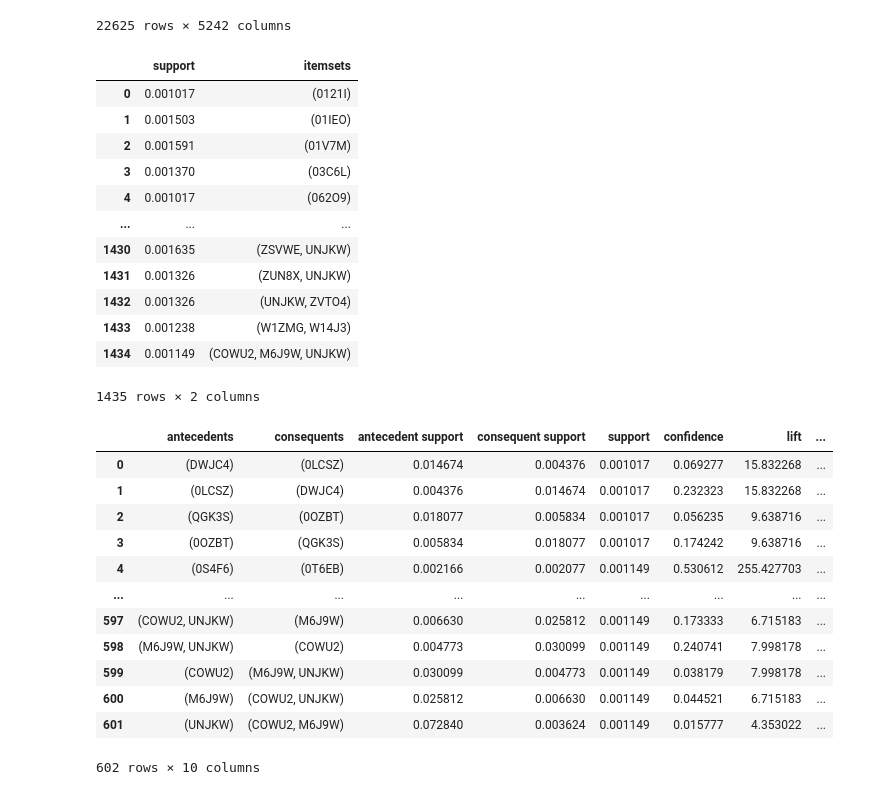
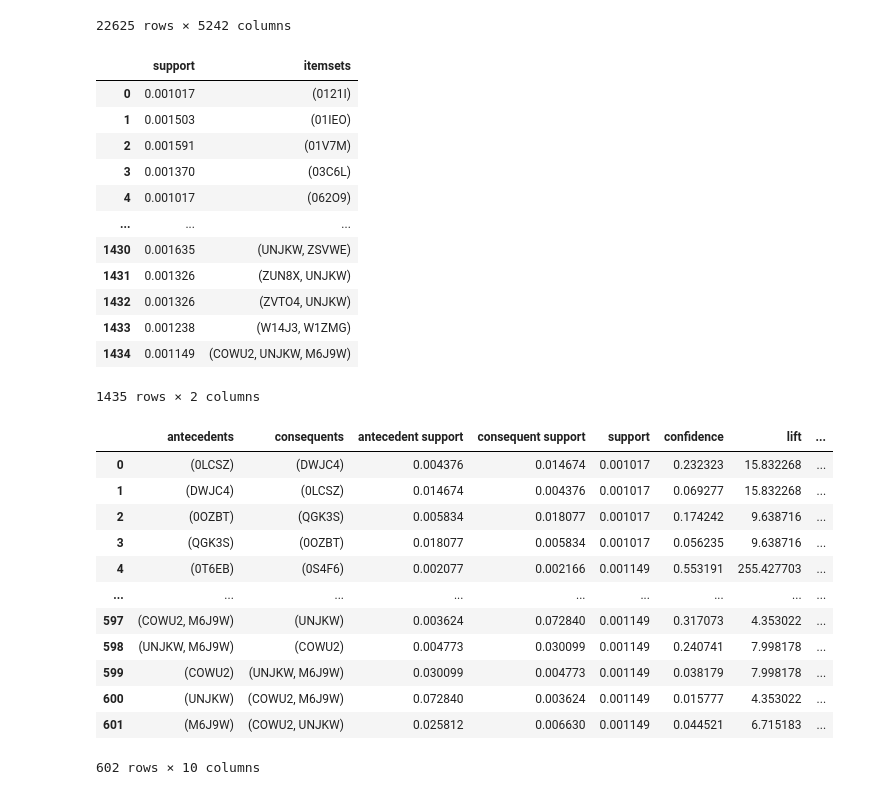
Before and after one commit to danilo-milosevic/DataAnalysis, a Jupyter notebook: Domaci5/Domaci5.ipynb, the cells around one changed output. Saved outputs shown, nothing was run; the diff lists cells and outputs as text; code cells hidden in the pictures.

```diff
--- a/Domaci5/Domaci5.ipynb
+++ b/Domaci5/Domaci5.ipynb
@@ -231,38 +233,38 @@ quantity_by_customer_product
 | 22625 | False | False | False | False | False | False | False | False | False | False | ... | ... |
 22625 rows × 5242 columns
 # %%
-apriori_result_customers = apriori(quantity_by_customer_product, min_support=0.001,use_colnames=True, low_memory= True)
+apriori_result_customers = apriori(quantity_by_customer_product, min_support=0.001,use_colnames=True)
 apriori_result_customers
 # %% [output]
 |  | support | itemsets |
 | 0 | 0.001017 | (0121I) |
 | 1 | 0.001503 | (01IEO) |
 | 2 | 0.001591 | (01V7M) |
 | 3 | 0.001370 | (03C6L) |
 | 4 | 0.001017 | (062O9) |
 | ... | ... | ... |
-| 1430 | 0.001635 | (ZSVWE, UNJKW) |
+| 1430 | 0.001635 | (UNJKW, ZSVWE) |
 | 1431 | 0.001326 | (ZUN8X, UNJKW) |
-| 1432 | 0.001326 | (UNJKW, ZVTO4) |
-| 1433 | 0.001238 | (W1ZMG, W14J3) |
-| 1434 | 0.001149 | (COWU2, M6J9W, UNJKW) |
+| 1432 | 0.001326 | (ZVTO4, UNJKW) |
+| 1433 | 0.001238 | (W14J3, W1ZMG) |
+| 1434 | 0.001149 | (COWU2, UNJKW, M6J9W) |
 1435 rows × 2 columns
 # %%
 rules_customers = association_rules(apriori_result_customers, metric="lift", min_threshold=1)
 rules_customers
 # %% [output]
 |  | antecedents | consequents | antecedent support | consequent support | support | confidence | lift | ... |
-| 0 | (DWJC4) | (0LCSZ) | 0.014674 | 0.004376 | 0.001017 | 0.069277 | 15.832268 | ... |
-| 1 | (0LCSZ) | (DWJC4) | 0.004376 | 0.014674 | 0.001017 | 0.232323 | 15.832268 | ... |
-| 2 | (QGK3S) | (0OZBT) | 0.018077 | 0.005834 | 0.001017 | 0.056235 | 9.638716 | ... |
-| 3 | (0OZBT) | (QGK3S) | 0.005834 | 0.018077 | 0.001017 | 0.174242 | 9.638716 | ... |
-| 4 | (0S4F6) | (0T6EB) | 0.002166 | 0.002077 | 0.001149 | 0.530612 | 255.427703 | ... |
+| 0 | (0LCSZ) | (DWJC4) | 0.004376 | 0.014674 | 0.001017 | 0.232323 | 15.832268 | ... |
+| 1 | (DWJC4) | (0LCSZ) | 0.014674 | 0.004376 | 0.001017 | 0.069277 | 15.832268 | ... |
+| 2 | (0OZBT) | (QGK3S) | 0.005834 | 0.018077 | 0.001017 | 0.174242 | 9.638716 | ... |
+| 3 | (QGK3S) | (0OZBT) | 0.018077 | 0.005834 | 0.001017 | 0.056235 | 9.638716 | ... |
+| 4 | (0T6EB) | (0S4F6) | 0.002077 | 0.002166 | 0.001149 | 0.553191 | 255.427703 | ... |
 | ... | ... | ... | ... | ... | ... | ... | ... | ... |
-| 597 | (COWU2, UNJKW) | (M6J9W) | 0.006630 | 0.025812 | 0.001149 | 0.173333 | 6.715183 | ... |
-| 598 | (M6J9W, UNJKW) | (COWU2) | 0.004773 | 0.030099 | 0.001149 | 0.240741 | 7.998178 | ... |
-| 599 | (COWU2) | (M6J9W, UNJKW) | 0.030099 | 0.004773 | 0.001149 | 0.038179 | 7.998178 | ... |
-| 600 | (M6J9W) | (COWU2, UNJKW) | 0.025812 | 0.006630 | 0.001149 | 0.044521 | 6.715183 | ... |
-| 601 | (UNJKW) | (COWU2, M6J9W) | 0.072840 | 0.003624 | 0.001149 | 0.015777 | 4.353022 | ... |
+| 597 | (COWU2, M6J9W) | (UNJKW) | 0.003624 | 0.072840 | 0.001149 | 0.317073 | 4.353022 | ... |
+| 598 | (UNJKW, M6J9W) | (COWU2) | 0.004773 | 0.030099 | 0.001149 | 0.240741 | 7.998178 | ... |
+| 599 | (COWU2) | (UNJKW, M6J9W) | 0.030099 | 0.004773 | 0.001149 | 0.038179 | 7.998178 | ... |
+| 600 | (UNJKW) | (COWU2, M6J9W) | 0.072840 | 0.003624 | 0.001149 | 0.015777 | 4.353022 | ... |
+| 601 | (M6J9W) | (COWU2, UNJKW) | 0.025812 | 0.006630 | 0.001149 | 0.044521 | 6.715183 | ... |
 602 rows × 10 columns
 # %%
 sorted = rules_customers.sort_values(by = 'lift', ascending=False)
```
Also changed, not shown: parts of 18 cells of this notebook, 5 other files.
